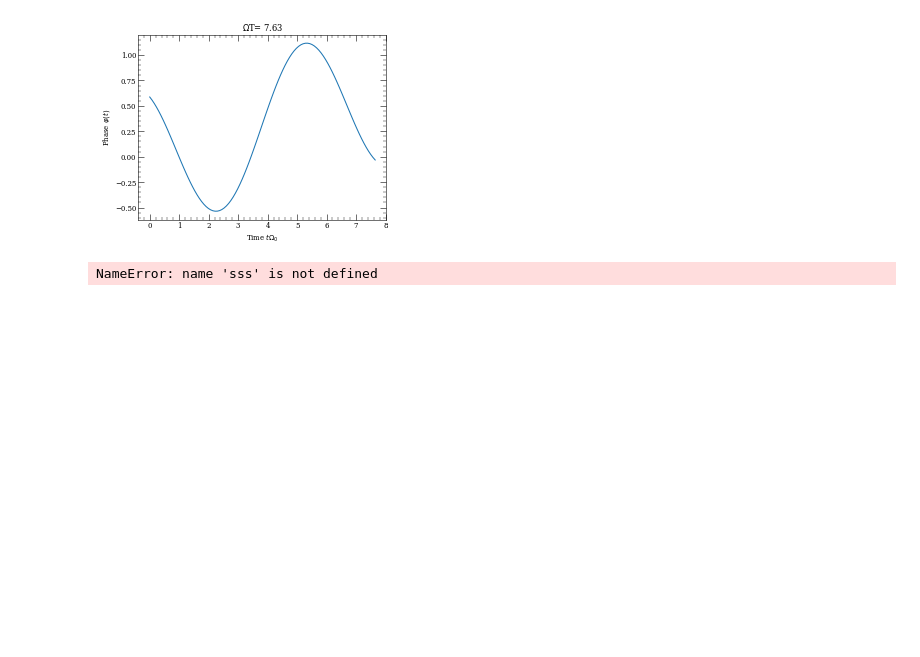
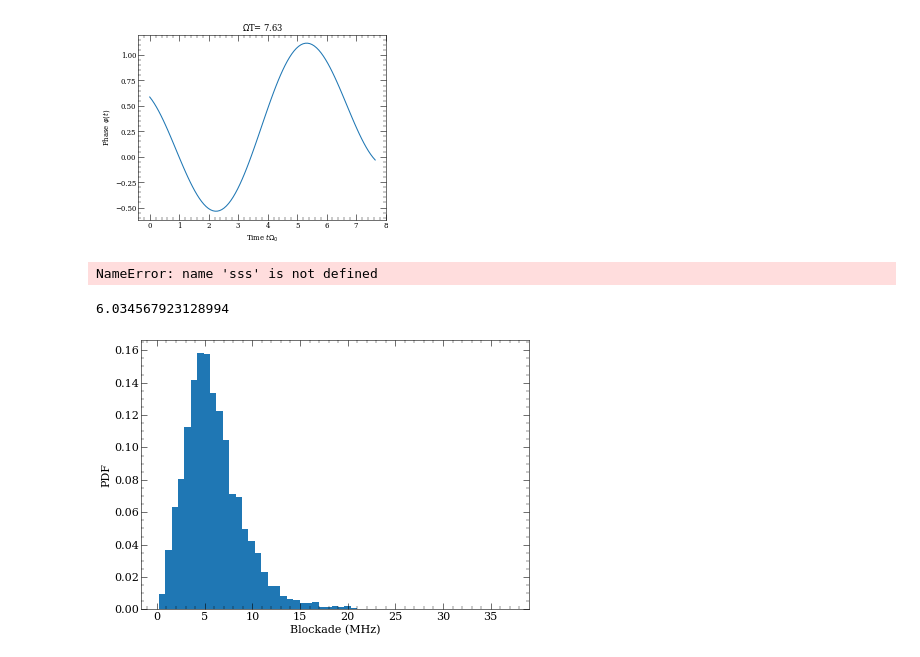
Before and after one commit to Linipun/GateError, a Jupyter notebook: Basic_gate_pulse_optimizer.ipynb, the cells around one changed output. Drawn from its saved outputs; the diff is of its cells as text; code cells hidden in the pictures; blank space fills up the shorter version.

Commit message:
shot-to-shot done

```diff
--- a/Basic_gate_pulse_optimizer.ipynb
+++ b/Basic_gate_pulse_optimizer.ipynb
@@ -135,6 +29,6 @@ plt.plot(phases)
 # %%
 # Calculates both Bell state fidelity for input phases and return the output for optimization
-def pulse_gate_infidelity_opt(phases):
+def pulse_gate_infidelity_opt(phases, Blockade, delta):
 
 
     times=np.linspace(0,pulse_time*1,resolution+1) # Time in dimensionless units omega_rabi*t
@@ -146,6 +40,7 @@ def pulse_gate_infidelity_opt(phases):
     OmegaNorm=1 # normalize to 1 to keep timings consistant
     DecayRate=(1/R_lifetime)/(Omega_Rabi) # Decay rate normalized with Rabi frequency
     B = Blockade/Omega_Rabi # normalize the blockade with the Rabi frequency
+    Delta= delta/Omega_Rabi
 
     psi01 = np.array([1,0], complex)  # single atom state ground and Rydberg
     psi11 = np.array([1,0,0], complex) # two atom state ground-ground, ground-Rydberg, Rydberg-Rydberg
@@ -159,8 +54,8 @@ def pulse_gate_infidelity_opt(phases):
         if B is None:
             H11 = np.sqrt(2)*H01   # Hamiltonian for two atoms when the blockade is infinite
         else:
-            H11 = np.sqrt(2)*0.5*np.array([[0, Omega, 0], [np.conj(Omega), 0, Omega], [0, np.conj(Omega), 0]])   # Hamiltonian for two atoms
-            H11[2,2] = B-1j*DecayRate # add in finite blockade and decay for the double exciation term
+            H11 = np.sqrt(2)*0.5*np.array([[0, Omega, 0], [np.conj(Omega), Delta, Omega], [0, np.conj(Omega), Delta]])   # Hamiltonian for two atoms
+            H11[2,2] += B-1j*DecayRate # add in finite blockade and decay for the double exciation term
         H01[1,1] = -1j*DecayRate/2  # add in decay for the single excitation term for the one atom Hamiltonian
         H11[1,1] = -1j*DecayRate/2  # add in decay for the single excitation term for the two atom Hamiltonian
         psi01 = scipy.linalg.expm(-1j*H01*dt)@psi01  #evolve input 1 atom state in time
@@ -179,6 +74,6 @@ def pulse_gate_infidelity_opt(phases):
     return 1-F_bell
 # %%
 #optimize the fidelity over the input phases using built-in scipy optimizer
-phases_out=opt.minimize(fun=pulse_gate_infidelity_opt,x0=PhaseGuess)
+phases_out=opt.minimize(fun=pulse_gate_infidelity_opt,x0=PhaseGuess, args=(Blockade, 0))
 # %%
 #check the optimized fidelity
@@ -298,13 +193,13 @@ NameError: name 'sss' is not defined
 # plt.xlabel("Time $t\Omega_0$")
 # %%
 # Calculates both Bell state fidelity for input phases and return the output for optimization
-def pulse_gate_infidelity_opt_amp(phases):
+def pulse_gate_infidelity_opt_amp(phases, Blockade):
 
 
     times=np.linspace(0,pulse_time*1,resolution+1) # Time in dimensionless units omega_rabi*t
     OmegaNorm=1 # normalize to 1 to keep timings consistant
     DecayRate=(1/R_lifetime)/(Omega_Rabi) # Decay rate normalized with Rabi frequency
-    B = None#Blockade/Omega_Rabi # normalize the blockade with the Rabi frequency
+    B = Blockade/Omega_Rabi # normalize the blockade with the Rabi frequency
     dOmega=0.01
 
     psi01 = np.array([1,0], complex)  # single atom state ground and Rydberg
@@ -435,3 +403,32 @@ def pulse_gate_infidelity_blockade_sensitivity(phases, blockade):
+# %%
+trap_depth=300
+T_atom = 15
+shots =5000
+atom_name= 'Cs'
+atom_n = 50
+Fs = []
+for i in range(shots):
+    #Monte Carlo on the position variation
+    sep = sample_pair_distances(n_samples=1,sigma_r=sigma_r_um(atom_T_uK=T_atom, U_trap_max_uK=trap_depth, w0_um=1.2),
+                                sigma_z=sigma_z_um(atom_T_uK=T_atom, U_trap_max_uK=trap_depth, w0_um=1.2, wavelength_um=1.064),
+                                x_offset=2.5,rng=None)[0][0]
+    B = find_blockade_Mrad(atom_name, int(atom_n), sep)
+    # stark1 = 0
+    # stark2 = 0
+    # F_single = 1-pulse_gate_infidelity_opt(phases_out['x'], B)
+    Fs.append(B/2/np.pi)
+print(np.mean(Fs))
+# %% [output]
+6.034567923128994
+# %%
+fig, ax = plt.subplots(figsize=(10,7))
+ax.hist(Fs, bins=55, density=True)
+ax.set_xlabel('Blockade (MHz)', fontsize=16)
+ax.set_ylabel('PDF',fontsize=16)
+ax.tick_params(labelsize=16)
+fig.savefig('Blockade_90F.jpg')
+# %% [output]
+[figure, added]
 # %%
 # fidelity_vs_blockade = []
 # blockade_list = np.linspace(2*2*np.pi,3.6*2*np.pi,50)
```
Also changed, not shown: parts of 10 cells of this notebook, 4 other files.
